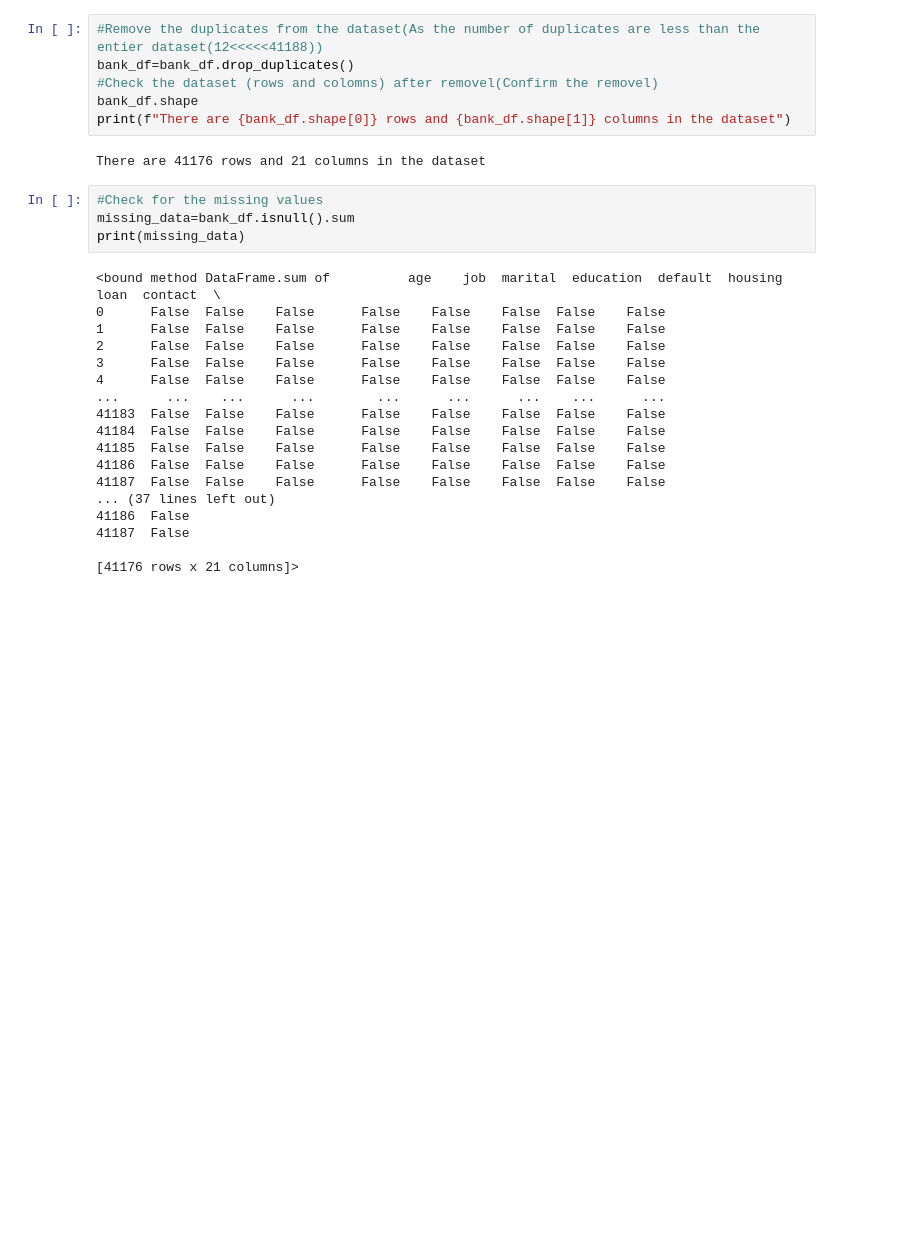
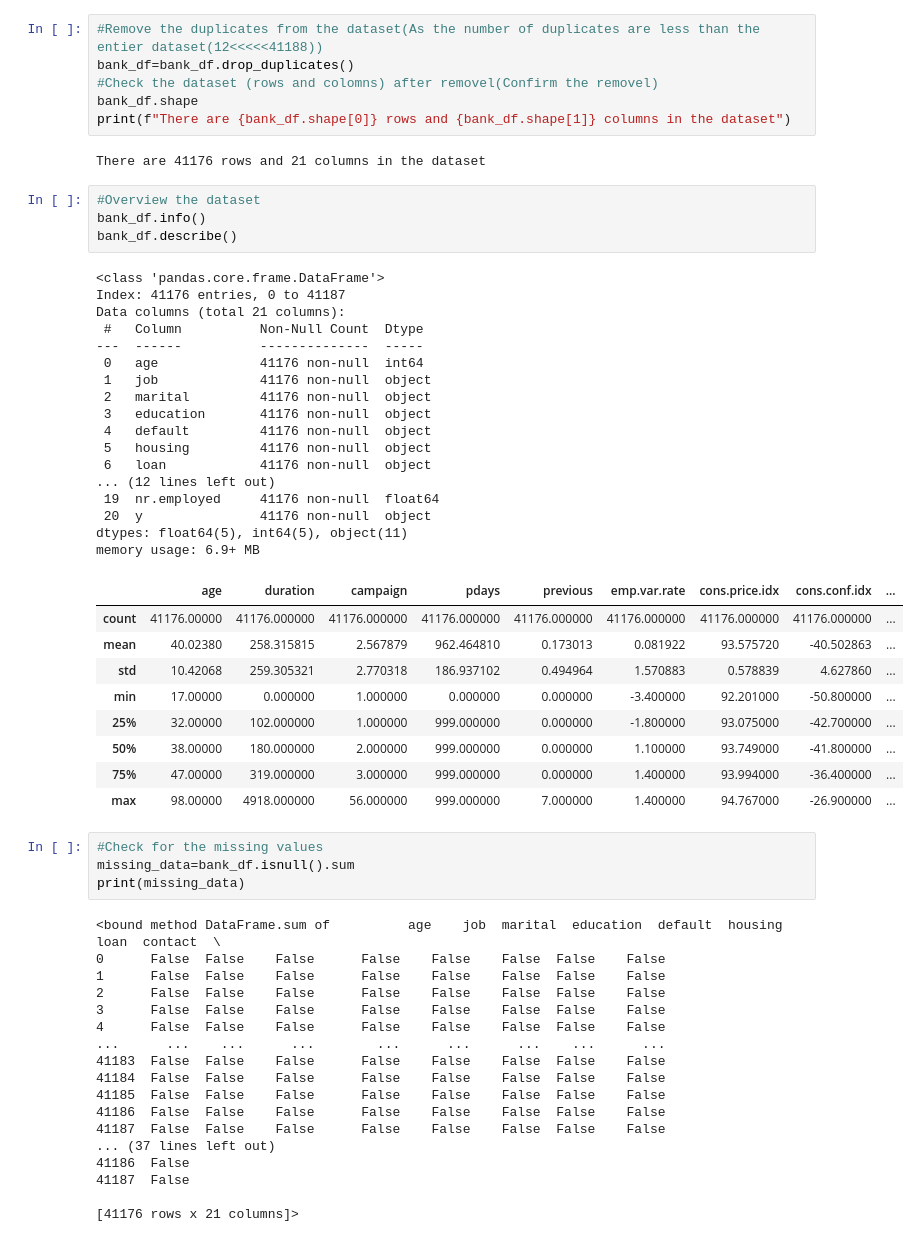
Before and after one commit to YasanthiClair/ML_coursework_, a Jupyter notebook: MachineLearning_CW.ipynb, the cells around one changed output. Cells and saved outputs as stored; diff of their text form; blank space fills up the shorter version.

```diff
--- a/MachineLearning_CW.ipynb
+++ b/MachineLearning_CW.ipynb
@@ -87,6 +90,37 @@ bank_df.shape
 print(f"There are {bank_df.shape[0]} rows and {bank_df.shape[1]} columns in the dataset")
 # %% [output]
 There are 41176 rows and 21 columns in the dataset
+# %%
+#Overview the dataset
+bank_df.info()
+bank_df.describe()
+# %% [output]
+<class 'pandas.core.frame.DataFrame'>
+Index: 41176 entries, 0 to 41187
+Data columns (total 21 columns):
+ #   Column          Non-Null Count  Dtype
+---  ------          --------------  -----
+ 0   age             41176 non-null  int64
+ 1   job             41176 non-null  object
+ 2   marital         41176 non-null  object
+ 3   education       41176 non-null  object
+ 4   default         41176 non-null  object
+ 5   housing         41176 non-null  object
+ 6   loan            41176 non-null  object
+... (12 lines left out)
+ 19  nr.employed     41176 non-null  float64
+ 20  y               41176 non-null  object
+dtypes: float64(5), int64(5), object(11)
+memory usage: 6.9+ MB
+|  | age | duration | campaign | pdays | previous | emp.var.rate | cons.price.idx | cons.conf.idx | ... |
+| count | 41176.00000 | 41176.000000 | 41176.000000 | 41176.000000 | 41176.000000 | 41176.000000 | 41176.000000 | 41176.000000 | ... |
+| mean | 40.02380 | 258.315815 | 2.567879 | 962.464810 | 0.173013 | 0.081922 | 93.575720 | -40.502863 | ... |
+| std | 10.42068 | 259.305321 | 2.770318 | 186.937102 | 0.494964 | 1.570883 | 0.578839 | 4.627860 | ... |
+| min | 17.00000 | 0.000000 | 1.000000 | 0.000000 | 0.000000 | -3.400000 | 92.201000 | -50.800000 | ... |
+| 25% | 32.00000 | 102.000000 | 1.000000 | 999.000000 | 0.000000 | -1.800000 | 93.075000 | -42.700000 | ... |
+| 50% | 38.00000 | 180.000000 | 2.000000 | 999.000000 | 0.000000 | 1.100000 | 93.749000 | -41.800000 | ... |
+| 75% | 47.00000 | 319.000000 | 3.000000 | 999.000000 | 0.000000 | 1.400000 | 93.994000 | -36.400000 | ... |
+| max | 98.00000 | 4918.000000 | 56.000000 | 999.000000 | 7.000000 | 1.400000 | 94.767000 | -26.900000 | ... |
 # %%
 #Check for the missing values
 missing_data=bank_df.isnull().sum
```
Also changed, not shown: parts of 12 cells of this notebook.
